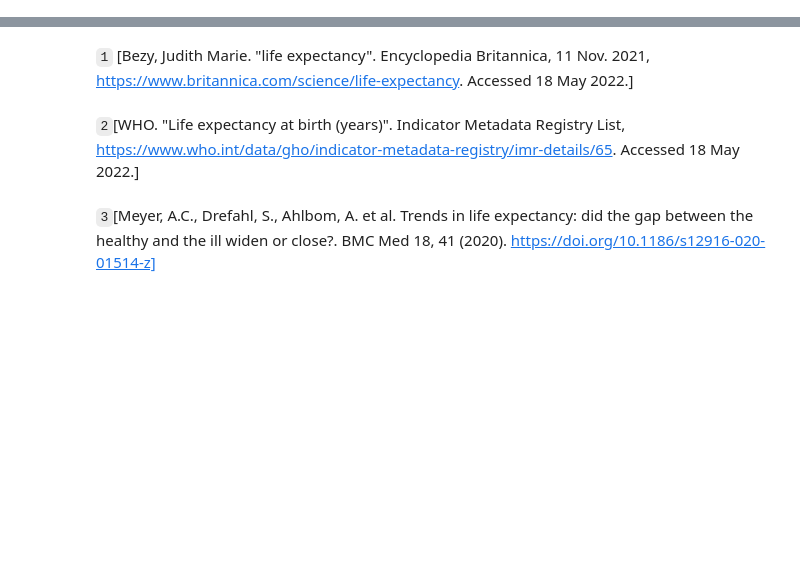
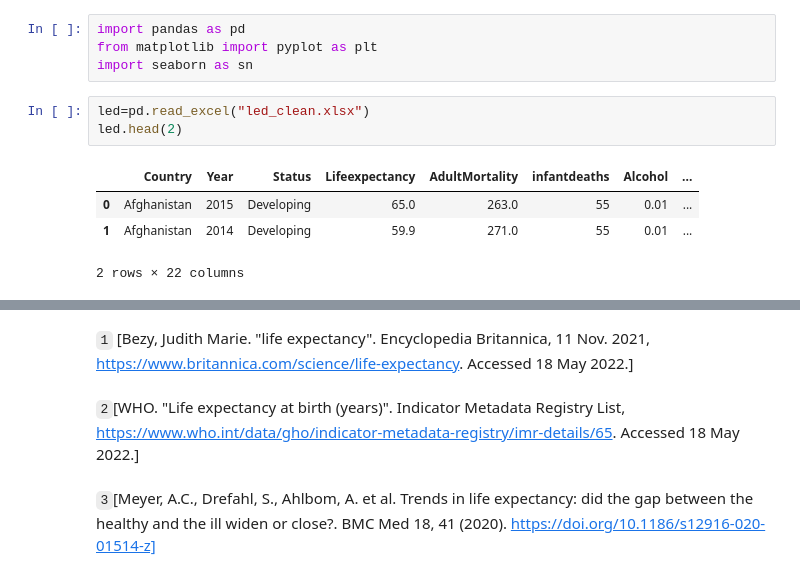
Before and after one commit to Swintabel/Life_expectancy, a Jupyter notebook: lifeexpectancy.ipynb, the cells around one changed output, grey strips where cells are left out. Saved outputs shown, nothing was run; the diff lists cells and outputs as text; blank space fills up the shorter version.

```diff
--- a/lifeexpectancy.ipynb
+++ b/lifeexpectancy.ipynb
@@ -54,0 +46,12 @@ As a data science problem, the relevance of results depends on the quality of th
+# %%
+import pandas as pd
+from matplotlib import pyplot as plt
+import seaborn as sn
+# %%
+led=pd.read_excel("led_clean.xlsx")
+led.head(2)
+# %% [output]
+|  | Country | Year | Status | Lifeexpectancy | AdultMortality | infantdeaths | Alcohol | ... |
+| 0 | Afghanistan | 2015 | Developing | 65.0 | 263.0 | 55 | 0.01 | ... |
+| 1 | Afghanistan | 2014 | Developing | 59.9 | 271.0 | 55 | 0.01 | ... |
+2 rows × 22 columns
```
Also changed, not shown: parts of 11 cells of this notebook, 2 other files.
